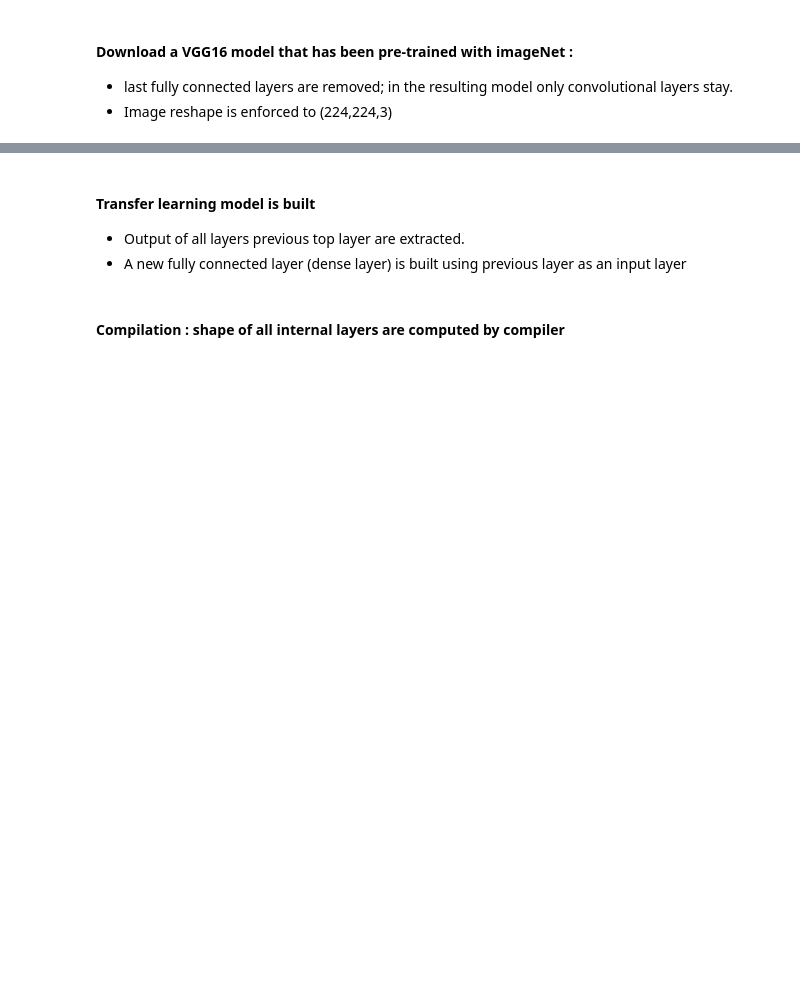
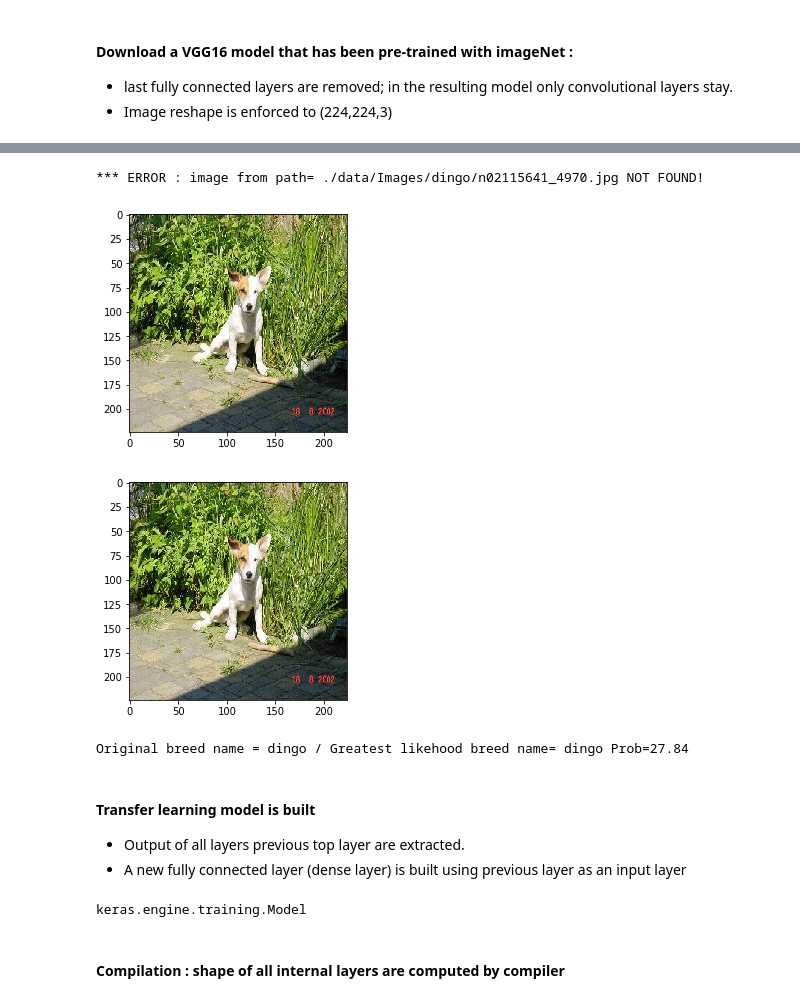
Before and after one commit to dataforcast/OC_Datascientist, a Jupyter notebook: P7/P7_Keras_Pretrained.ipynb, the cells around one changed output, grey strips where cells are left out. Cells and saved outputs as stored; diff of their text form; code cells hidden in the pictures; blank space fills up the shorter version.

```diff
--- a/P7/P7_Keras_Pretrained.ipynb
+++ b/P7/P7_Keras_Pretrained.ipynb
@@ -108,7 +128,9 @@ if False :
     # Load ImageNet pre-trained model from VGG-16
     # Option include_top=False leads to remove last Fully connected layer.
     # VGG16 model is downloaed from network.
-    vgg16_pretrained_model = VGG16(weights="imagenet", include_top=False, input_shape=(224, 224, 3))
-    p5_util.object_dump(vgg16_model,'./data/vgg16_pretrained_model.dump')
+    #vgg16_pretrained_model = VGG16(weights="imagenet", include_top=False, input_shape=(224, 224, 3))
+    vgg16_pretrained_model = VGG16(weights="imagenet", include_top=True, input_shape=(224, 224, 3))
+    p5_util.object_dump(vgg16_pretrained_model,'./data/vgg16_pretrained_model.dump')
 else :
     vgg16_pretrained_model = p5_util.object_load('./data/vgg16_pretrained_model.dump')
+vgg16_pretrained_model.summary()
@@ -114,0 +159,2 @@ else :
+# %%
+breedname='dingo'
@@ -115,3 +181,30 @@ else :
+# %%
+from keras.applications.imagenet_utils import decode_predictions
+from keras.applications import vgg16
+import p7_util
+
+imagename = 'n02115641_4970.jpg'
+pil_image = oP7_DataBreed.read_image(breedname, imagename)
+
+keras_image = p7_util.p7_pil_to_keras_image(pil_image, is_show=True)
+# prepare the image for the VGG model
+processed_image = vgg16.preprocess_input(keras_image.copy())
+
+# get the predicted probabilities for each class
+predictions = vgg16_pretrained_model.predict(processed_image)
+# print predictions
+
+# convert the probabilities to class labels
+# We will get top 5 predictions which is the default
+pred_breedname_result = decode_predictions(predictions)
+pred_breedname = pred_breedname_result[0][0][1]
+pred_proba = pred_breedname_result[0][0][2]*100
+print("Original breed name = "+breedname+" / Greatest likehood breed name= "+str(pred_breedname)+" Prob={0:0.2F}".format(pred_proba))
+# %% [output]
+*** ERROR : image from path= ./data/Images/dingo/n02115641_4970.jpg NOT FOUND!
+[figure, added]
+[figure, added]
+Original breed name = dingo / Greatest likehood breed name= dingo Prob=27.84
 # %% [markdown]
 #### Transfer learning model is built
 * Output of all layers previous top layer are extracted.
@@ -132,6 +225,8 @@ vgg16_fc_tensor = layers.Dense(nbreed, activation='softmax')(vgg16_model_tensor)
 # * fully connected layer previously defined.
 model_vgg16_transfer_learning = models.Model(inputs=vgg16_pretrained_model.input, outputs=vgg16_fc_tensor)
 type(model_vgg16_transfer_learning)
+# %% [output]
+keras.engine.training.Model
 # %% [markdown]
 #### Compilation : shape of all internal layers are computed by compiler
 # %%
```
Also changed, not shown: parts of 13 cells of this notebook, 6 other files.
